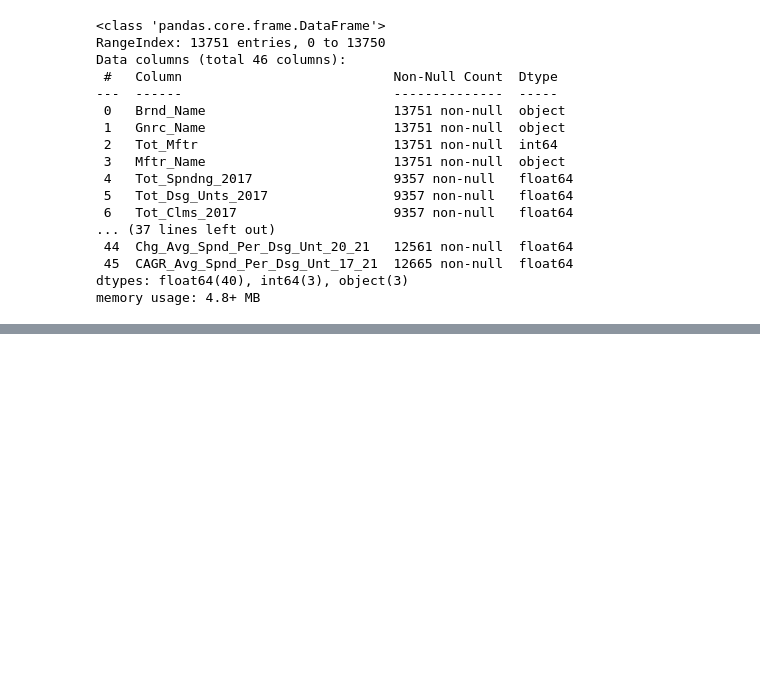
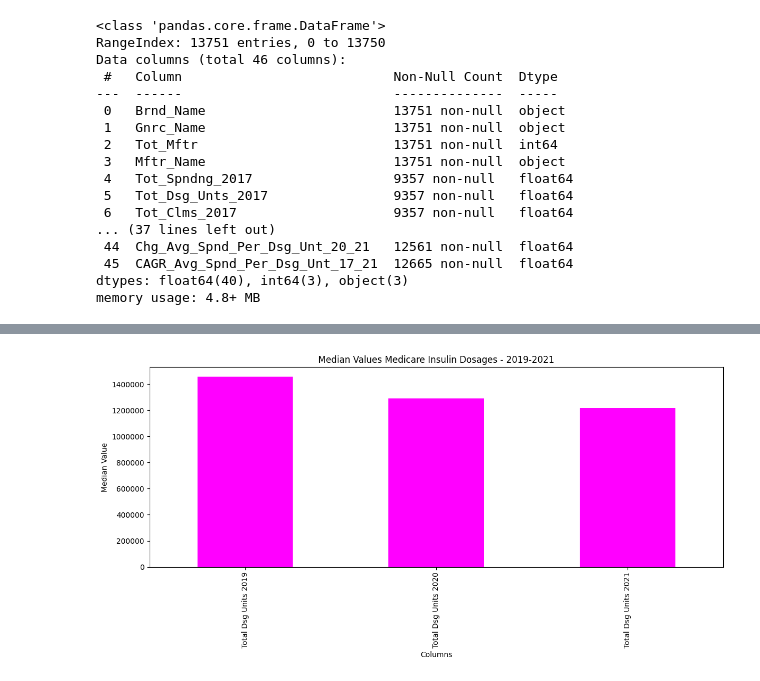
Before and after one commit to gcheairs/Phoenix-Rising-Project-1, a Jupyter notebook: MainDataframeMedicare.ipynb, the cells around one changed output, grey strips where cells are left out. Drawn from its saved outputs; the diff is of its cells as text; code cells hidden in the pictures; blank space fills up the shorter version.

```diff
--- a/MainDataframeMedicare.ipynb
+++ b/MainDataframeMedicare.ipynb
@@ -61,0 +344,21 @@ AttributeError: 'DataFrame' object has no attribute 'setindex'
+# %%
+#Plotting the Median for dosage 2019-2020
+
+
+# Create a bar plot for the median values spend
+plt.figure(figsize=(12, 6))
+median_filtered_dsg.plot(kind='bar', color = 'magenta')
+plt.title('Median Values Medicare Insulin Dosages - 2019-2021')
+plt.xlabel('Columns')
+plt.ylabel('Median Value')
+plt.ticklabel_format(style='plain', axis='y')
+plt.xticks(rotation=90)
+plt.tight_layout()
+
+# Save the plot as an image (e.g., in PNG format)
+plt.savefig('Resources/median_values_plot_dsg.png')
+
+# Show the plot (optional)
+plt.show()
+# %% [output]
+[figure, added]
```
Also changed, not shown: parts of 17 cells of this notebook.
